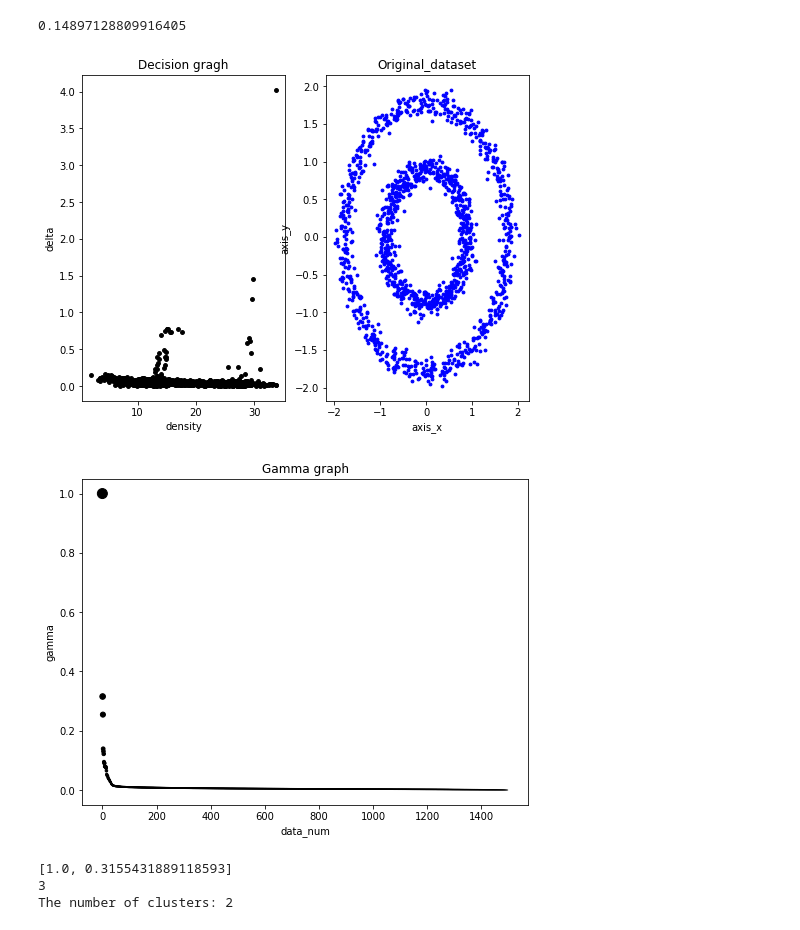
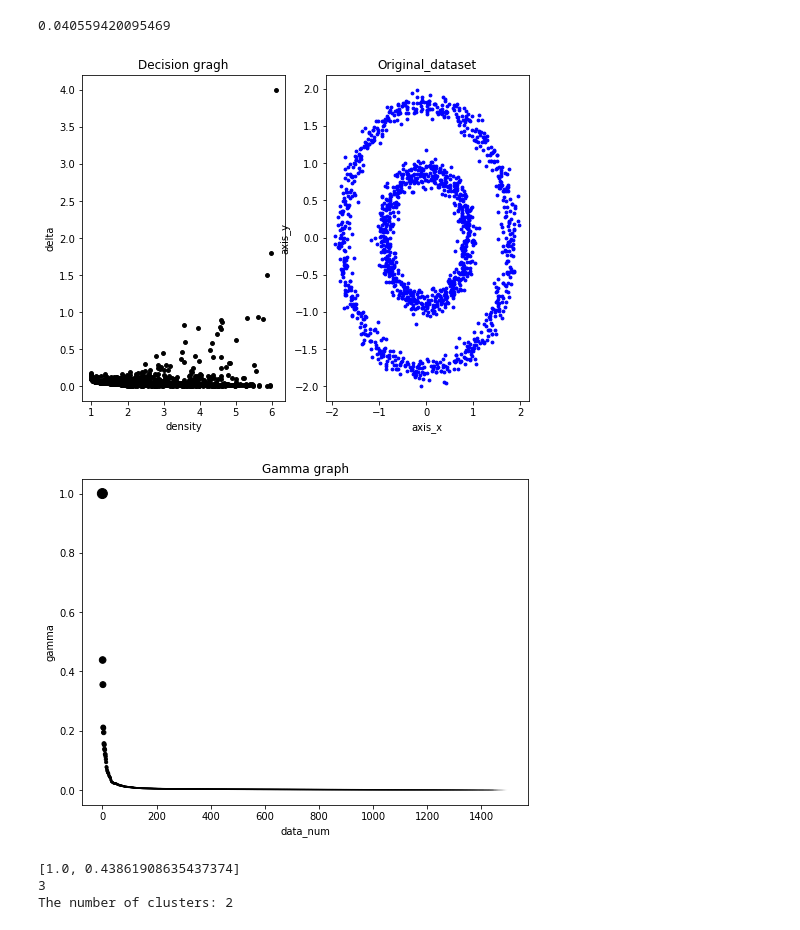
Before and after one commit to Thea-Hsu/EILS, a Jupyter notebook: demo.ipynb, the cells around one changed output. Drawn from its saved outputs; the diff is of its cells as text; code cells hidden in the pictures.

```diff
--- a/demo.ipynb
+++ b/demo.ipynb
@@ -24,24 +24,24 @@ X[0]
 1500 rows × 2 columns
 # %%
-def test_cfsdp(data):
+def test_cfsdp(data, k):
     distance_matrix = pairwise_distances(data)
     dc, dc_value_list, field = cfs.choose_dc(distance_matrix)
-    dc = cfs.calculate_dc(distance_matrix, 1.2)
+    dc = cfs.calculate_dc(distance_matrix, dc)
     print(dc)
     density = cfs.continuous_density(distance_matrix, dc)
     delta_matrix, closest_point = cfs.delta_function(distance_matrix, density)
     cfs.density_delta(density, delta_matrix, data)
     # A hint for choosing the number of centers is provided by the plot of yi sorted in decreasing order
     scores = cfs.choosing_centernumber(density, delta_matrix)
-    index = cfs.top_k_idx(scores, 2)
+    index = cfs.top_k_idx(scores, k)
     cfs.applyILS(data, data, index, ut.colors)
     return scores, index
 # %%
-scores, index = test_cfsdp(X[0])
+scores, index = test_cfsdp(X[0],2)
 # %% [output]
-0.14897128809916405
+0.040559420095469
-[figure, old version]
+[figure, new version]
-[figure, old version]
+[figure, new version]
-[1.0, 0.3155431889118593]
+[1.0, 0.43861908635437374]
 3
 The number of clusters: 2
```
Also changed, not shown: parts of 7 cells of this notebook, 1 other file.
